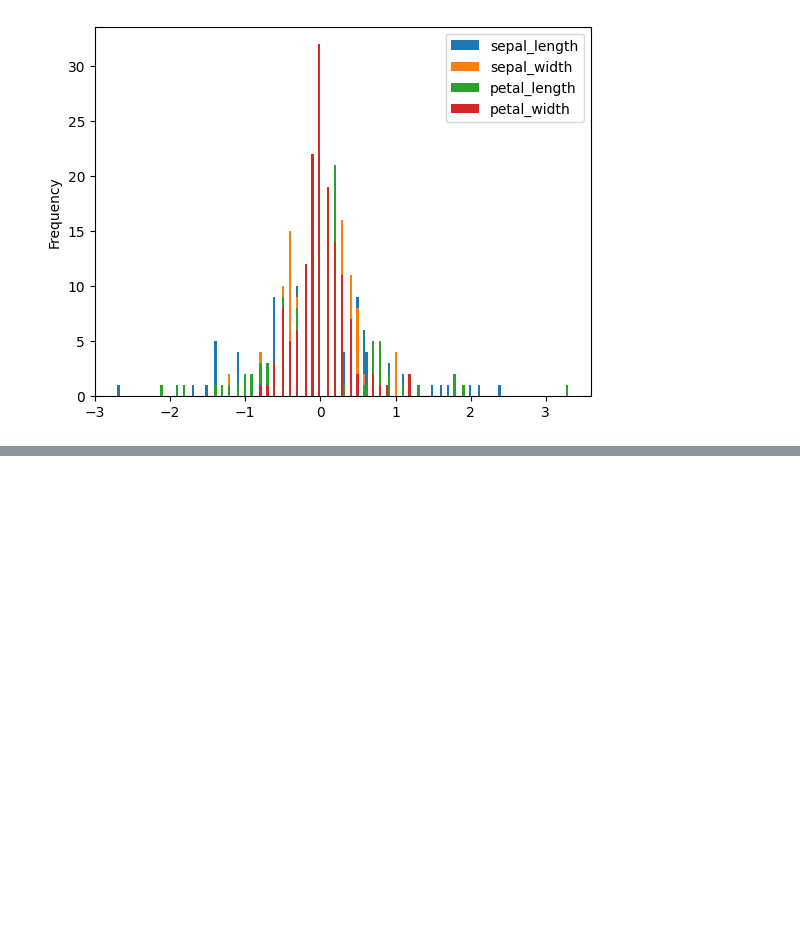
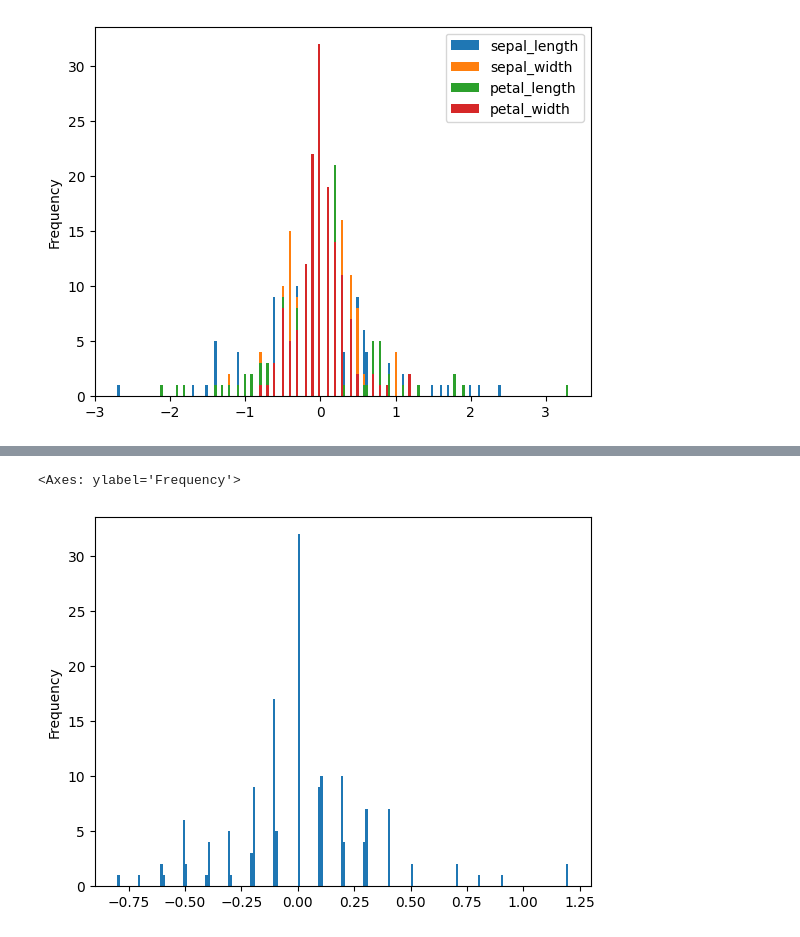
Before and after one commit to Codingbot1989/Data-visualzation-projects-, a Jupyter notebook: Iris_dataset.ipynb, the cells around one changed output, grey strips where cells are left out. Cells and saved outputs as stored; diff of their text form; code cells hidden in the pictures; blank space fills up the shorter version.

```diff
--- a/Iris_dataset.ipynb
+++ b/Iris_dataset.ipynb
@@ -116,0 +127,5 @@ data.diff().plot(kind='hist',bins=200) #bins means regulationg width of the grap
+# %%
+data['petal_width'].diff().plot(kind='hist',bins=200)
+# %% [output]
+<Axes: ylabel='Frequency'>
+[figure, added]
```
Also changed, not shown: parts of 14 cells of this notebook.
